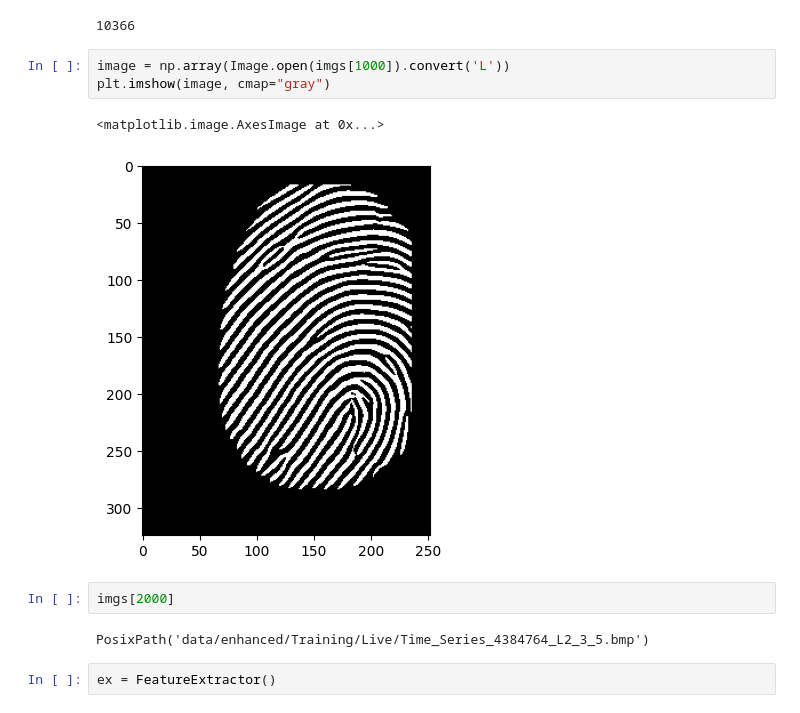
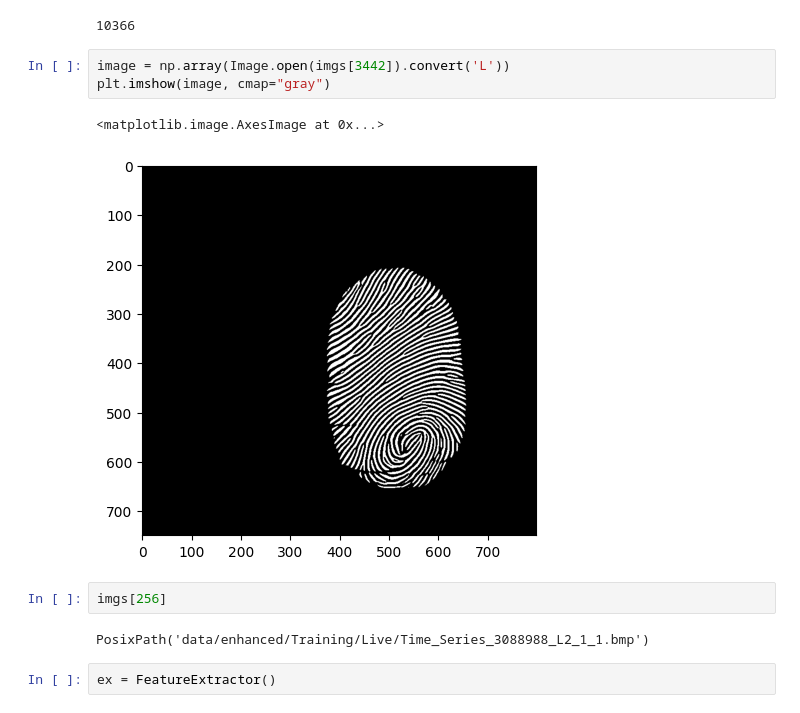
Before and after one commit to atishekk/FLD, a Jupyter notebook: feature_extraction.ipynb, the cells around one changed output. Drawn from its saved outputs; the diff is of its cells as text.

```diff
--- a/feature_extraction.ipynb
+++ b/feature_extraction.ipynb
@@ -15,15 +15,15 @@ len(imgs)
 # %% [output]
 10366
 # %%
-image = np.array(Image.open(imgs[1000]).convert('L'))
+image = np.array(Image.open(imgs[3442]).convert('L'))
 plt.imshow(image, cmap="gray")
 # %% [output]
 <matplotlib.image.AxesImage at 0x...>
-[figure, old version]
+[figure, new version]
 # %%
-imgs[2000]
+imgs[256]
 # %% [output]
-PosixPath('data/enhanced/Training/Live/Time_Series_4384764_L2_3_5.bmp')
+PosixPath('data/enhanced/Training/Live/Time_Series_3088988_L2_1_1.bmp')
 # %%
 ex = FeatureExtractor()
 # %%
```
Also changed, not shown: parts of 8 cells of this notebook, 3 other files.
